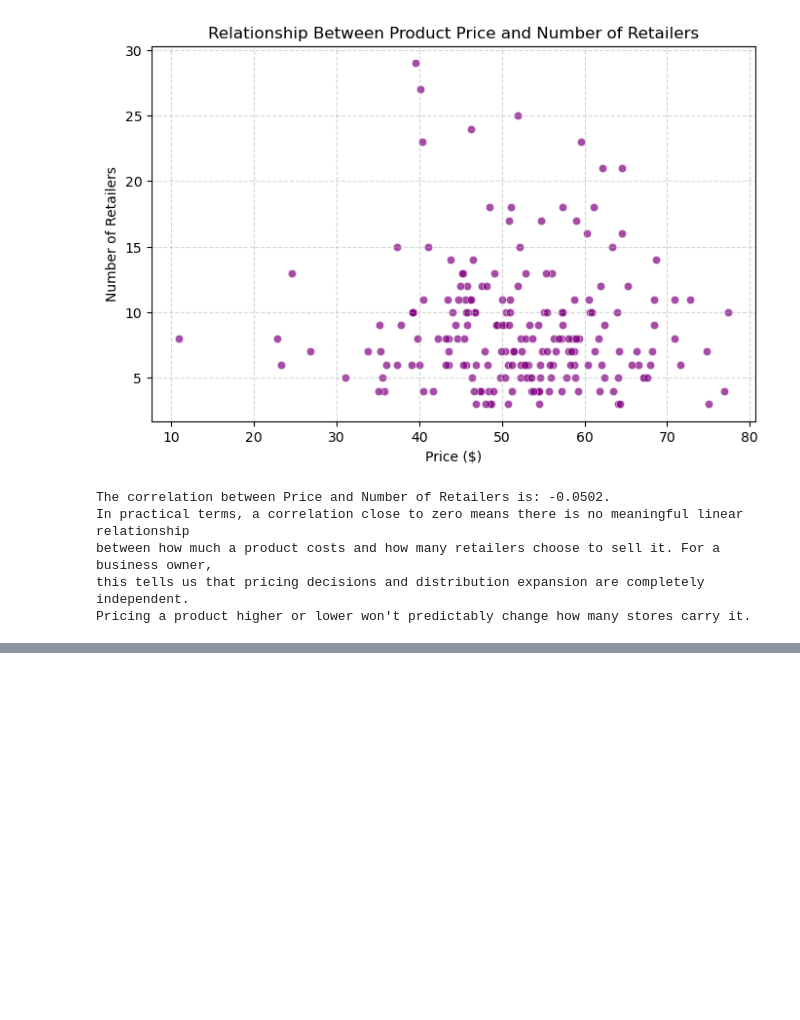
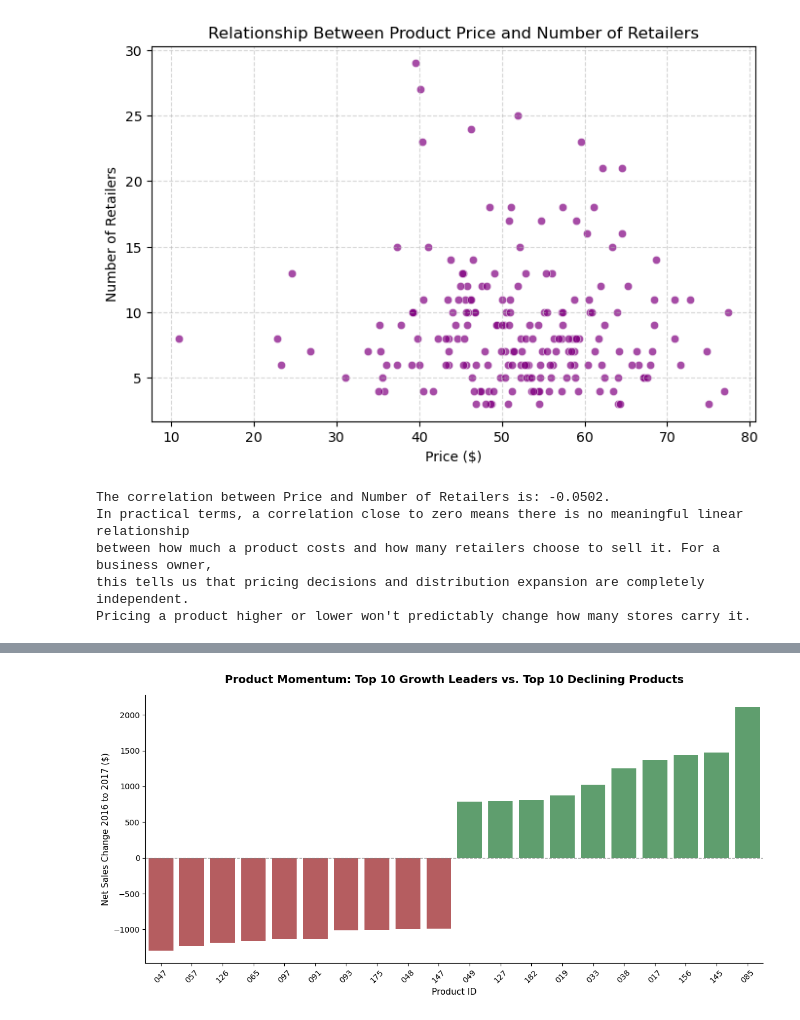
Before and after one commit to richierish32/MFIT, a Jupyter notebook: MFIT 860 - Data/Assignment 1 Solution.ipynb, the cells around one changed output, grey strips where cells are left out. Cells and saved outputs as stored; diff of their text form; code cells hidden in the pictures; blank space fills up the shorter version.

```diff
--- a/MFIT 860 - Data/Assignment 1 Solution.ipynb
+++ b/MFIT 860 - Data/Assignment 1 Solution.ipynb
@@ -415,0 +576,8 @@ Pricing a product higher or lower won't predictably change how many stores carry
+# %%
+# New df with top and bottom 10 sales change records
+sorted_growth = df_yoy.sort_values(by="Sales_Growth")
+extremes = pd.concat([sorted_growth.head(10), sorted_growth.tail(10)])
+extremes = extremes.reset_index()
+extremes = extremes.sort_values("Sales_Growth", ascending=False)
+
+extremes
@@ -415,0 +602,38 @@ Pricing a product higher or lower won't predictably change how many stores carry
+# %%
+# Building bar chart for top 10 product winners and loosers between 2016 and 2017
+
+color_map = {
+    row["Product_ID"]: "#c44e52" if row["Sales_Growth"] < 0 else "#55a868"
+    for _, row in extremes.iterrows()
+}
+
+plt.figure(figsize=(12, 6))
+
+# Assigned x to hue and set legend=False to silence the FutureWarning
+sns.barplot(
+    data=extremes,
+    x="Product_ID",
+    y="Sales_Growth",
+    hue="Product_ID",
+    palette=color_map,
+    legend=False,
+)
+
+plt.title(
+    "Product Momentum: Top 10 Growth Leaders vs. Top 10 Declining Products",
+    fontsize=14,
+    fontweight="bold",
+    pad=15,
+)
+plt.xlabel("Product ID", fontsize=11)
+plt.ylabel("Net Sales Change 2016 to 2017 ($)", fontsize=11)
+plt.xticks(rotation=45)
+
+# Add a subtle horizontal line at $0 to visually anchor the "Winners vs. Losers"
+plt.axhline(0, color="gray", linestyle="--", linewidth=1, alpha=0.7)
+
+sns.despine()
+plt.tight_layout()
+plt.show()
+# %% [output]
+[figure, added]
```
Also changed, not shown: parts of 9 cells of this notebook.
